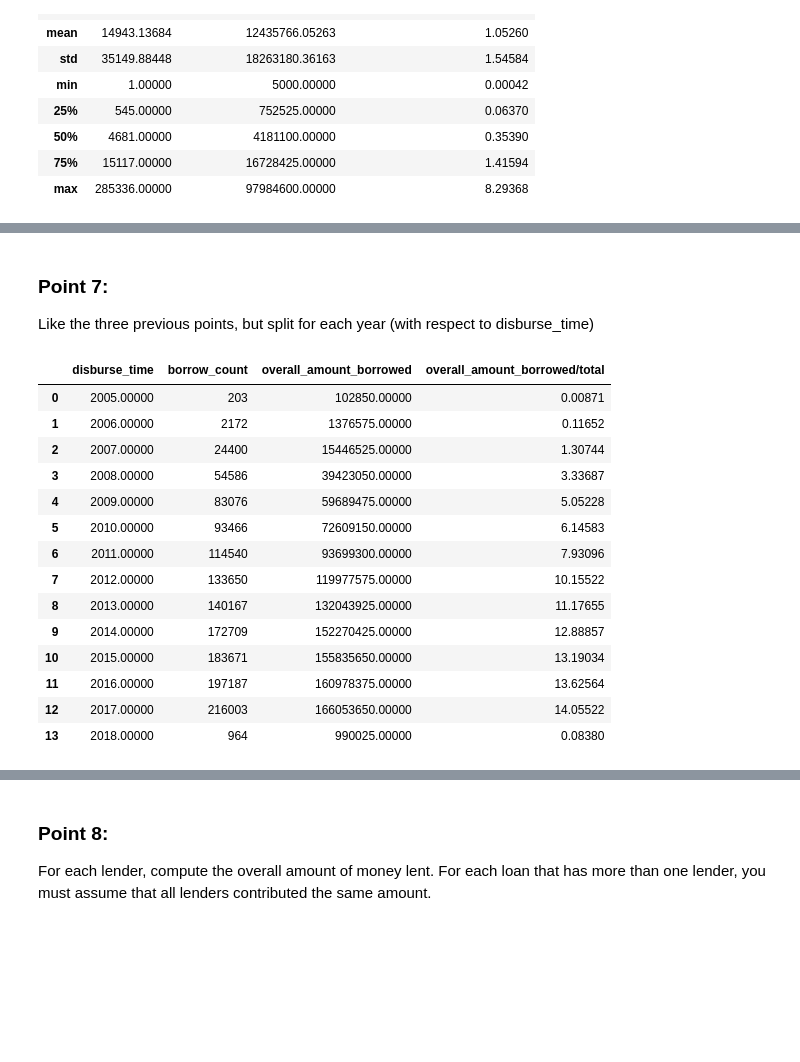
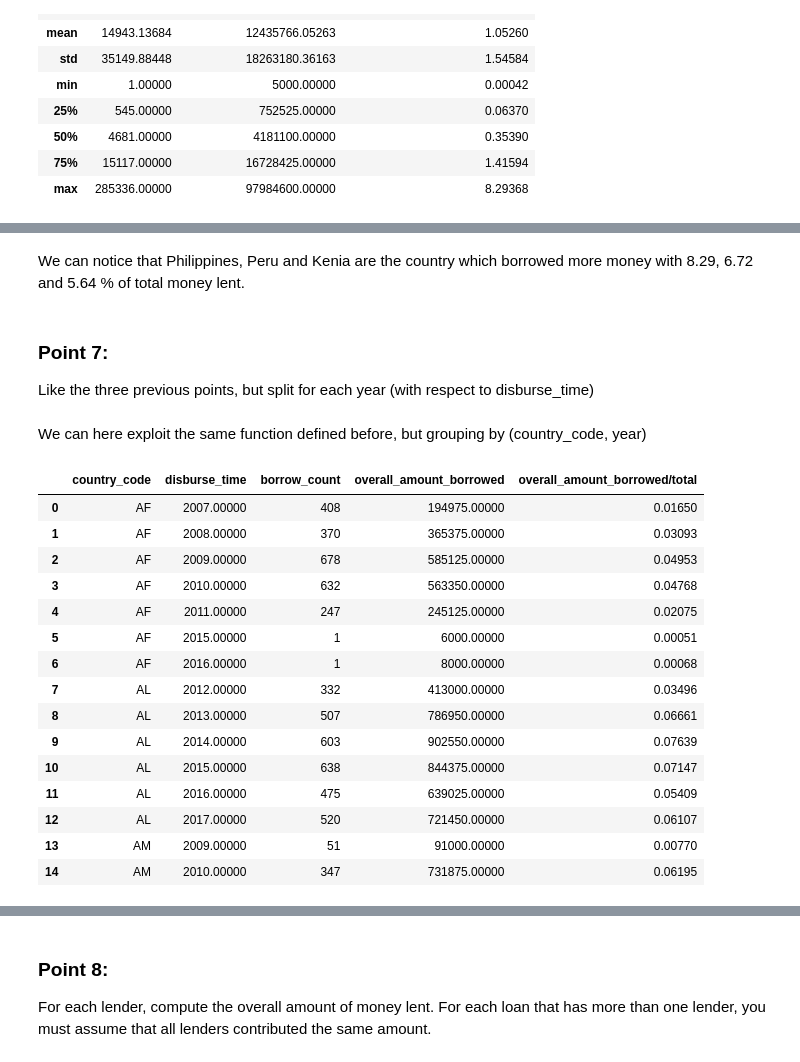
Before and after one commit to Lukpier/cs-project, a Jupyter notebook: kiva.ipynb, the cells around one changed output, grey strips where cells are left out. Cells and saved outputs as stored; diff of their text form; code cells hidden in the pictures; blank space fills up the shorter version.

```diff
--- a/kiva.ipynb
+++ b/kiva.ipynb
@@ -183,6 +260,6 @@ Like the previous point, but expressed as a percentage of the overall amount len
 # %%
-def borrow_summary(dimension: str) -> pd.DataFrame:
-    grouped = loans.groupby(dimension)
+def borrow_summary(dimensions: list) -> pd.DataFrame:
+    grouped = loans.groupby(dimensions)
     borrow_summary = grouped['loan_id'].count().reset_index(name='borrow_count')
     borrow_summary['overall_amount_borrowed'] = grouped['loan_amount'].sum().reset_index()['loan_amount']
     overall_amount_lent = loans['loan_amount'].sum()
@@ -224,23 +317,28 @@ borrow_by_country.describe()
+# %% [markdown]
+We can notice that Philippines, Peru and Kenia are the country which borrowed more money with 8.29, 6.72 and 5.64 % of total money lent.
 # %% [markdown]
 ### Point 7:
 Like the three previous points, but split for each year (with respect to disburse_time)
+# %% [markdown]
+We can here exploit the same function defined before, but grouping by (country_code, year)
 # %%
-borrow_by_year = borrow_summary(loans['disburse_time'].dt.year)
+borrow_by_year = borrow_summary(['country_code', loans['disburse_time'].dt.year])
 # %%
-borrow_by_year
+borrow_by_year.head(15)
 # %% [output]
-|  | disburse_time | borrow_count | overall_amount_borrowed | overall_amount_borrowed/total |
-| 0 | 2005.00000 | 203 | 102850.00000 | 0.00871 |
-| 1 | 2006.00000 | 2172 | 1376575.00000 | 0.11652 |
-| 2 | 2007.00000 | 24400 | 15446525.00000 | 1.30744 |
-| 3 | 2008.00000 | 54586 | 39423050.00000 | 3.33687 |
-| 4 | 2009.00000 | 83076 | 59689475.00000 | 5.05228 |
-| 5 | 2010.00000 | 93466 | 72609150.00000 | 6.14583 |
-| 6 | 2011.00000 | 114540 | 93699300.00000 | 7.93096 |
-| 7 | 2012.00000 | 133650 | 119977575.00000 | 10.15522 |
-| 8 | 2013.00000 | 140167 | 132043925.00000 | 11.17655 |
-| 9 | 2014.00000 | 172709 | 152270425.00000 | 12.88857 |
-| 10 | 2015.00000 | 183671 | 155835650.00000 | 13.19034 |
-| 11 | 2016.00000 | 197187 | 160978375.00000 | 13.62564 |
-| 12 | 2017.00000 | 216003 | 166053650.00000 | 14.05522 |
-| 13 | 2018.00000 | 964 | 990025.00000 | 0.08380 |
+|  | country_code | disburse_time | borrow_count | overall_amount_borrowed | overall_amount_borrowed/total |
+| 0 | AF | 2007.00000 | 408 | 194975.00000 | 0.01650 |
+| 1 | AF | 2008.00000 | 370 | 365375.00000 | 0.03093 |
+| 2 | AF | 2009.00000 | 678 | 585125.00000 | 0.04953 |
+| 3 | AF | 2010.00000 | 632 | 563350.00000 | 0.04768 |
+| 4 | AF | 2011.00000 | 247 | 245125.00000 | 0.02075 |
+| 5 | AF | 2015.00000 | 1 | 6000.00000 | 0.00051 |
+| 6 | AF | 2016.00000 | 1 | 8000.00000 | 0.00068 |
+| 7 | AL | 2012.00000 | 332 | 413000.00000 | 0.03496 |
+| 8 | AL | 2013.00000 | 507 | 786950.00000 | 0.06661 |
+| 9 | AL | 2014.00000 | 603 | 902550.00000 | 0.07639 |
+| 10 | AL | 2015.00000 | 638 | 844375.00000 | 0.07147 |
+| 11 | AL | 2016.00000 | 475 | 639025.00000 | 0.05409 |
+| 12 | AL | 2017.00000 | 520 | 721450.00000 | 0.06107 |
+| 13 | AM | 2009.00000 | 51 | 91000.00000 | 0.00770 |
+| 14 | AM | 2010.00000 | 347 | 731875.00000 | 0.06195 |
```
Also changed, not shown: parts of 33 cells of this notebook.
